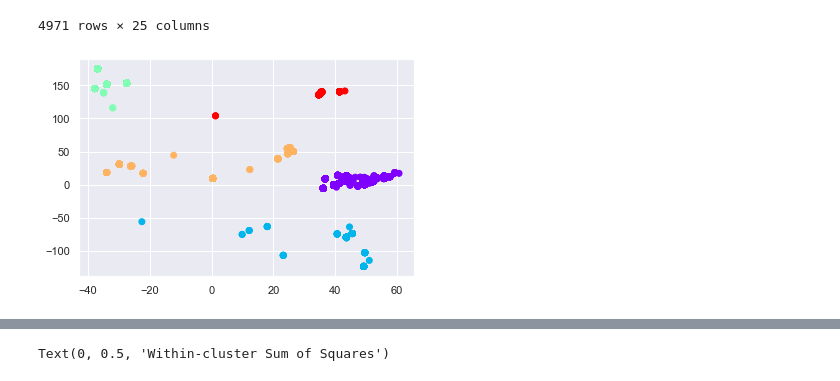
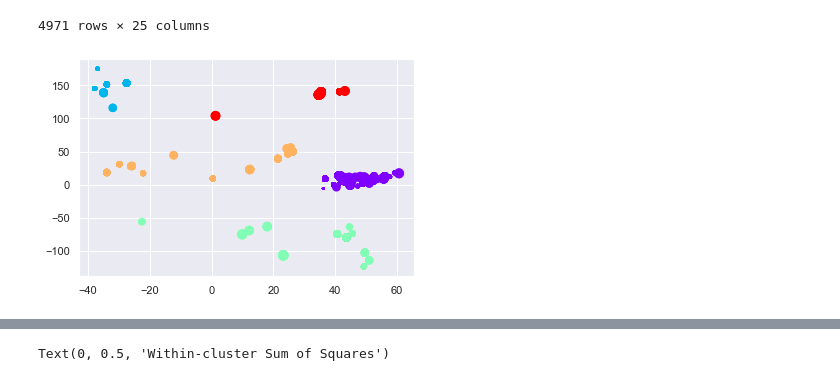
Before and after one commit to reuben21/A-Study-On-The-Insights-Data-Set, a Jupyter notebook: Machine Learning Code Solved/section1_4.ipynb, the cells around one changed output, grey strips where cells are left out. Saved outputs shown, nothing was run; the diff lists cells and outputs as text; code cells hidden in the pictures.

```diff
--- a/Machine Learning Code Solved/section1_4.ipynb
+++ b/Machine Learning Code Solved/section1_4.ipynb
@@ -161,12 +161,12 @@ data_with_clusters
 | 4970 | 4972 | 24-Oct-19 | 42022220 | 3813 | 5 | 0 | 13 | ... |
 4971 rows × 25 columns
 # %%
-plt.scatter(data_with_clusters['Latitude'],data_with_clusters['Longitude'],c=data_with_clusters['Cluster'],cmap='rainbow')
+plt.scatter(data_with_clusters['Latitude'],data_with_clusters['Longitude'],data_with_clusters['Port of Destination'],c=data_with_clusters['Cluster'],cmap='rainbow')
 # plt.xlim(-180,180)
 # plt.ylim(-90,90)
 plt.show()
 # %% [output]
-[figure, old version]
+[figure, new version]
 # %%
 data_crs = ccrs.PlateCarree()
 roads = cfeature.NaturalEarthFeature(category='cultural',
```
Also changed, not shown: parts of 2 cells of this notebook, 17 other files.
